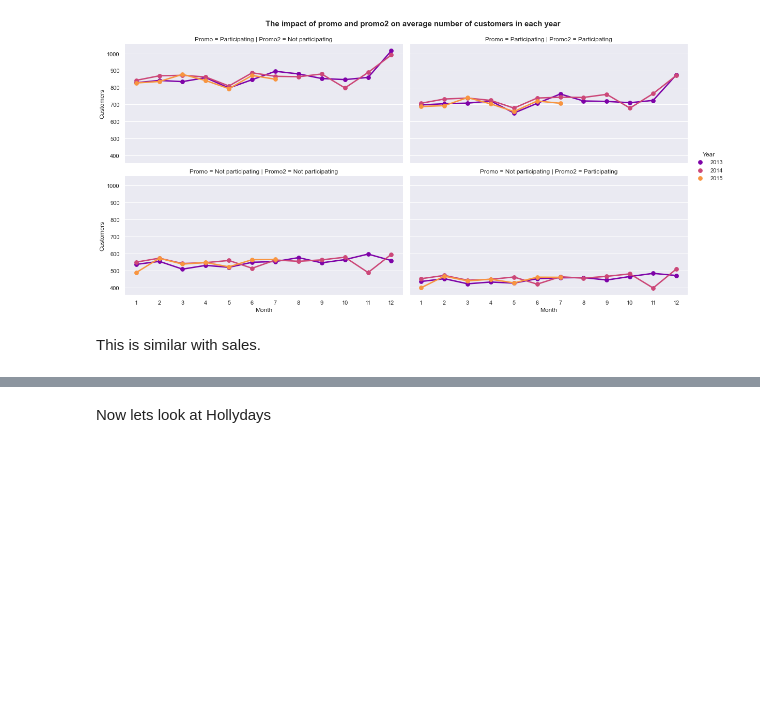
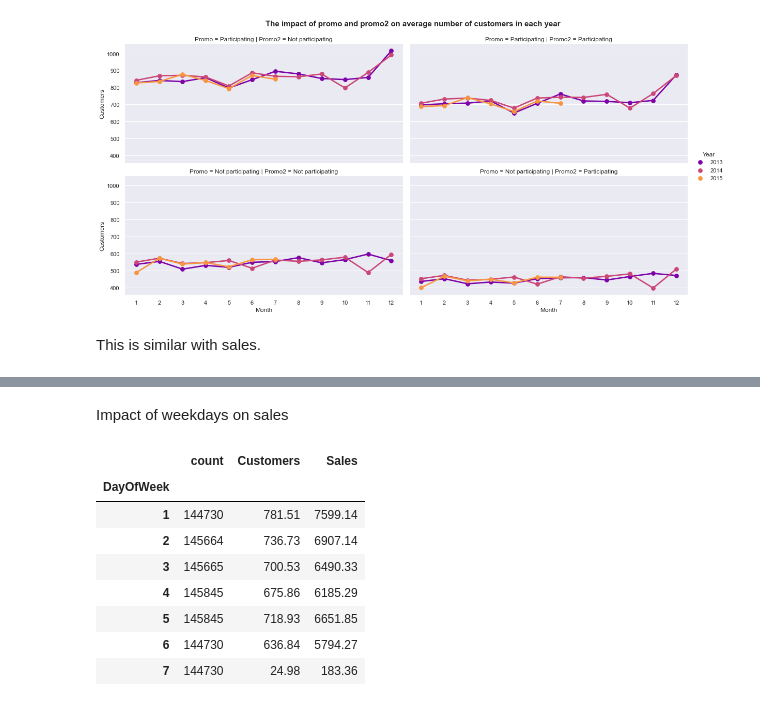
Before and after one commit to eandualem/PharmaceuticalSalesPrediction, a Jupyter notebook: notebooks/2.0 exploration.ipynb, the cells around one changed output, grey strips where cells are left out. Cells and saved outputs as stored; diff of their text form; code cells hidden in the pictures; blank space fills up the shorter version.

```diff
--- a/notebooks/2.0 exploration.ipynb
+++ b/notebooks/2.0 exploration.ipynb
@@ -340,7 +364,16 @@ closed_days_data = df_train_store[df_train_store['Open'] == 0]
+# %% [markdown]
+Impact of weekdays on sales
 # %%
-weekly_data = df_train_store.groupby(['DayOfWeek']).agg({'DayOfWeek': ['count']})
-weekly_data.columns = ['count']
-weekly_data = weekly_data.reset_index()
+weekly_data = df.groupby(['DayOfWeek']).agg({'DayOfWeek': 'count', 'Customers': 'mean', 'Sales': 'mean'})
+weekly_data.columns = ['count', 'Customers',	'Sales']
 weekly_data
+# %% [output]
+|  | count | Customers | Sales |
+| DayOfWeek |  |  |  |
+| 1 | 144730 | 781.51 | 7599.14 |
+| 2 | 145664 | 736.73 | 6907.14 |
+| 3 | 145665 | 700.53 | 6490.33 |
+| 4 | 145845 | 675.86 | 6185.29 |
+| 5 | 145845 | 718.93 | 6651.85 |
+| 6 | 144730 | 636.84 | 5794.27 |
+| 7 | 144730 | 24.98 | 183.36 |
-# %% [markdown]
-Now lets look at Hollydays
```
Also changed, not shown: parts of 32 cells of this notebook, 2 other files.
